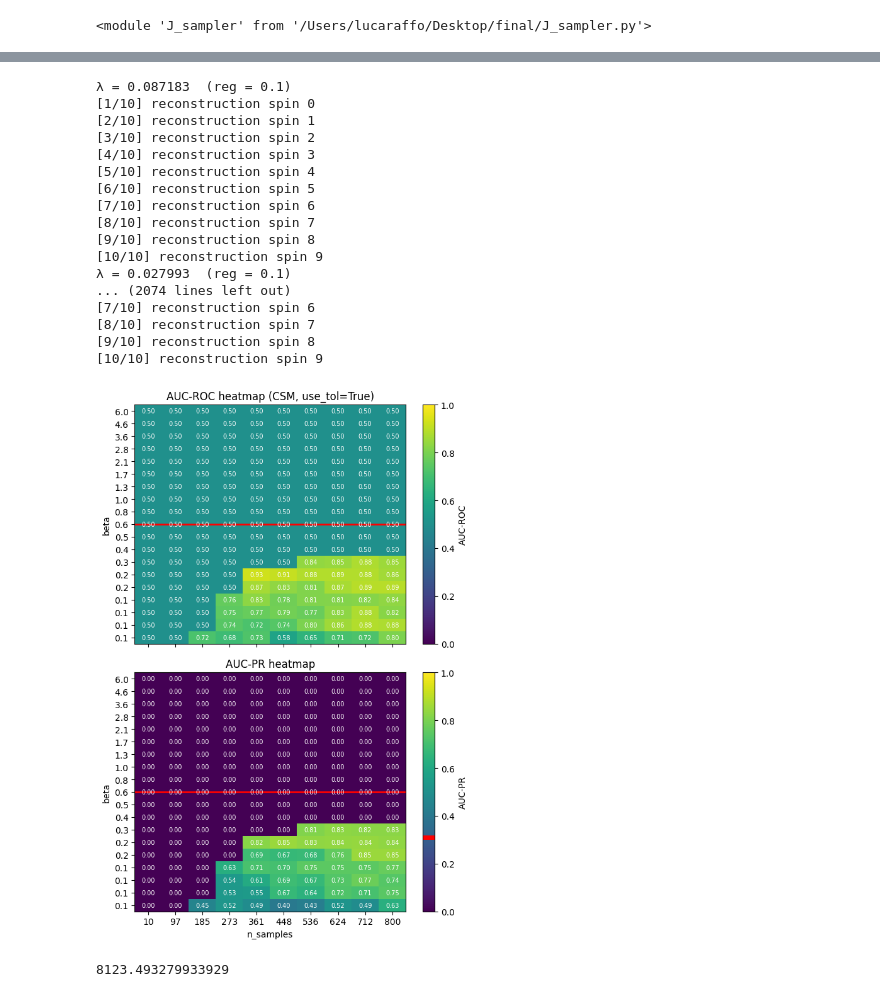
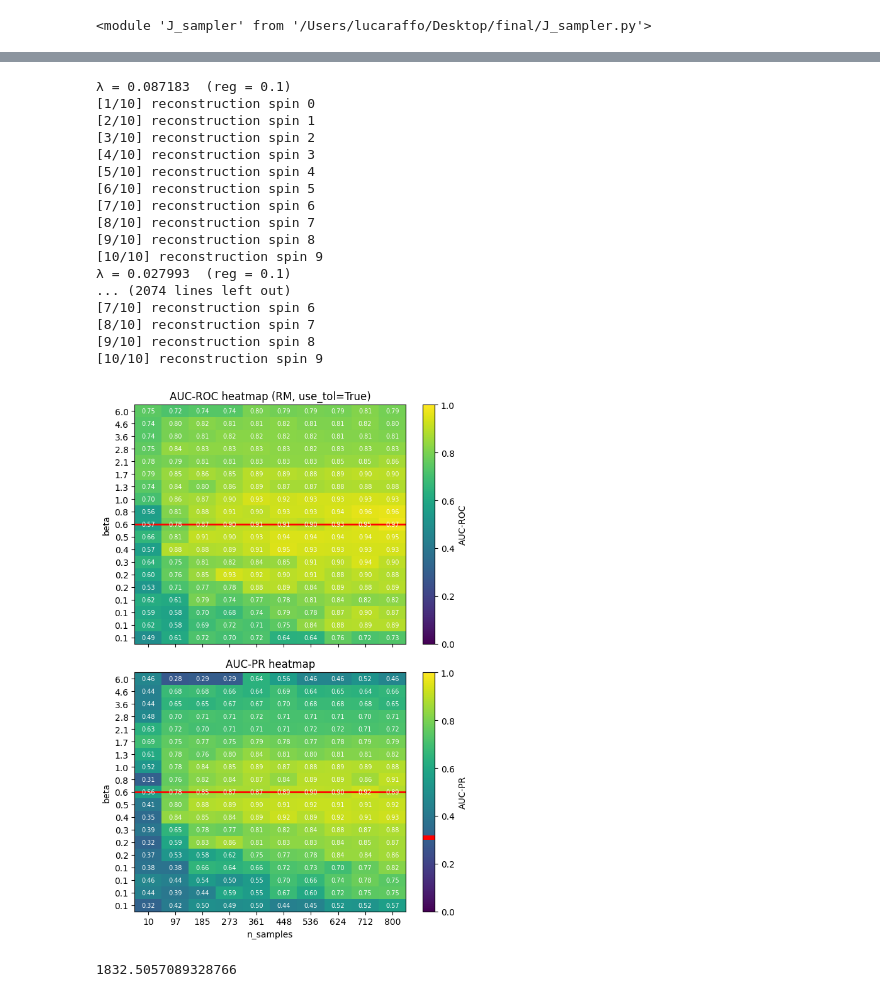
Before and after one commit to RaffoLuca18/Inference_Methods, a Jupyter notebook: J_experiments.ipynb, the cells around one changed output, grey strips where cells are left out. Drawn from its saved outputs; the diff is of its cells as text; code cells hidden in the pictures.

```diff
--- a/J_experiments.ipynb
+++ b/J_experiments.ipynb
@@ -55,29 +55,29 @@ print(end_time - start_time)
 # %%
 start_time = time.time()
 
-J_diagnostics.complete_experiment(J, n_samples, "CSM")
+J_diagnostics.complete_experiment(J, n_samples, "RM")
 
 
 end_time = time.time()
 
 print(end_time - start_time)
 # %% [output]
 λ = 0.087183  (reg = 0.1)
 [1/10] reconstruction spin 0
 [2/10] reconstruction spin 1
 [3/10] reconstruction spin 2
 [4/10] reconstruction spin 3
 [5/10] reconstruction spin 4
 [6/10] reconstruction spin 5
 [7/10] reconstruction spin 6
 [8/10] reconstruction spin 7
 [9/10] reconstruction spin 8
 [10/10] reconstruction spin 9
 λ = 0.027993  (reg = 0.1)
 ... (2074 lines left out)
 [7/10] reconstruction spin 6
 [8/10] reconstruction spin 7
 [9/10] reconstruction spin 8
 [10/10] reconstruction spin 9
-[figure, old version]
+[figure, new version]
-8123.493279933929
+1832.5057089328766
```
Also changed, not shown: parts of 11 cells of this notebook, 11 other files.
